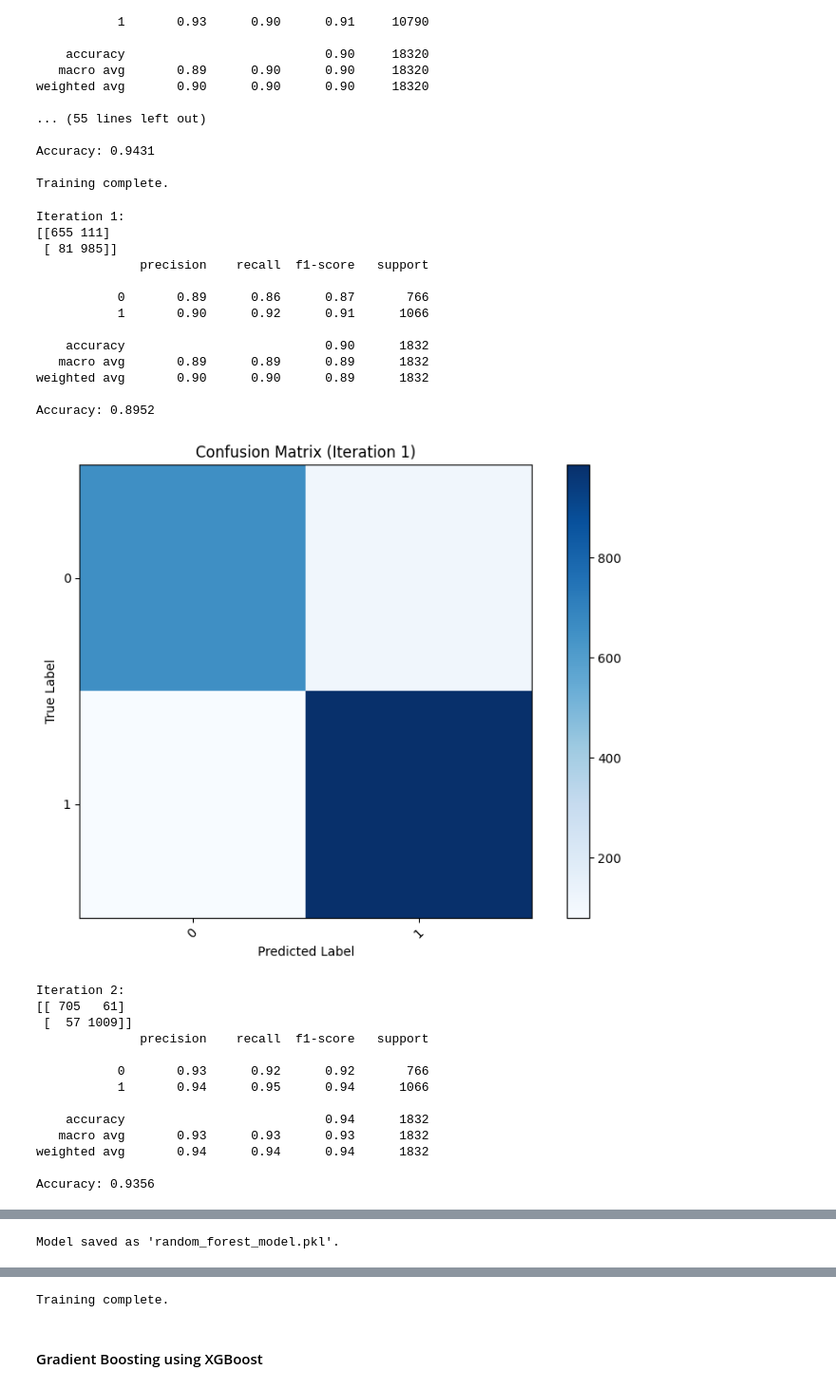
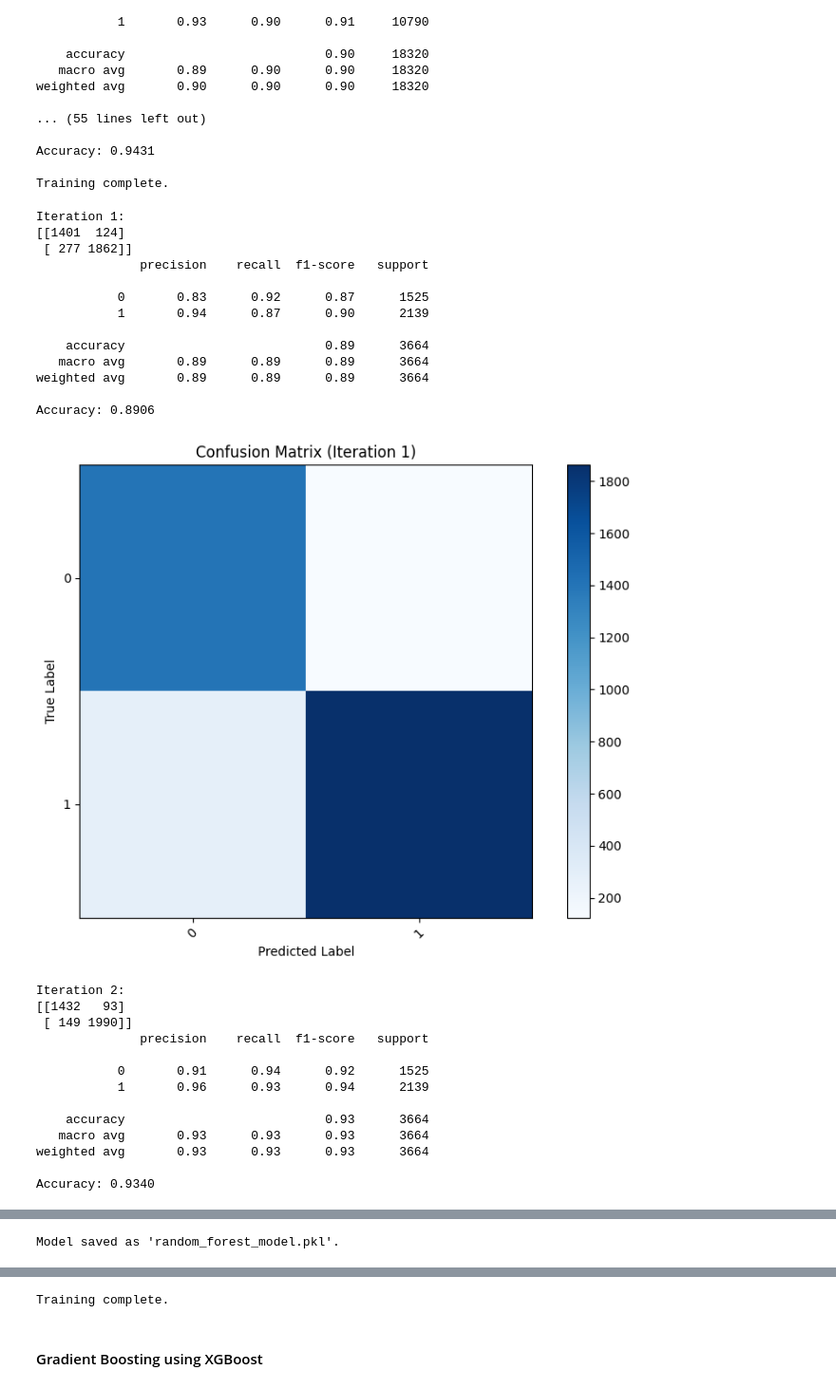
Before and after one commit to pratiyk/ML-based-WAF, a Jupyter notebook: classifier.ipynb, the cells around one changed output, grey strips where cells are left out. Shown at 95% size. Drawn from its saved outputs; the diff is of its cells as text; code cells hidden in the pictures.

Commit message:
sample size increased

```diff
--- a/classifier.ipynb
+++ b/classifier.ipynb
@@ -254,7 +254,7 @@ import joblib
 data = pd.read_csv('combined_parsed_requests.csv')
 
 # Sample a smaller subset of the data
-data = data.sample(frac=0.1, random_state=42)  # Use 10% of the dataset
+data = data.sample(frac=0.2, random_state=42)  # Use 10% of the dataset
 
 # Define features and target
 feature_columns = data.columns.drop('request_type')
@@ -334,52 +334,52 @@ for iteration in range(n_iterations):
     # Get the misclassified samples
     misclassified_X = X_test.iloc[misclassified_indices]
     misclassified_y = y_test.iloc[misclassified_indices]
 
     # Append misclassified samples to the training set
     X_train = pd.concat([X_train, misclassified_X])
     y_train = pd.concat([y_train, misclassified_y])
 
 # Save the final model to a file
 joblib.dump(best_model, 'random_forest_model.pkl')
 print("Model saved as 'random_forest_model.pkl'.")
 
 # Plot accuracy history
 plt.figure(figsize=(10, 6))
 plt.plot(range(1, len(accuracy_history) + 1), accuracy_history, marker='o')
 plt.title('Accuracy Over Iterations')
 plt.xlabel('Iteration')
 plt.ylabel('Accuracy')
 plt.xticks(range(1, len(accuracy_history) + 1))
 plt.grid()
 plt.savefig('accuracy_over_iterations.png')
 plt.show()
 
 print("Training complete.")
 # %% [output]
 Iteration 1:
-[[655 111]
- [ 81 985]]
+[[1401  124]
+ [ 277 1862]]
               precision    recall  f1-score   support
 
-           0       0.89      0.86      0.87       766
-           1       0.90      0.92      0.91      1066
+           0       0.83      0.92      0.87      1525
+           1       0.94      0.87      0.90      2139
 
-    accuracy                           0.90      1832
-   macro avg       0.89      0.89      0.89      1832
-weighted avg       0.90      0.90      0.89      1832
+    accuracy                           0.89      3664
+   macro avg       0.89      0.89      0.89      3664
+weighted avg       0.89      0.89      0.89      3664
 
-Accuracy: 0.8952
+Accuracy: 0.8906
-[figure, old version]
+[figure, new version]
 Iteration 2:
-[[ 705   61]
- [  57 1009]]
+[[1432   93]
+ [ 149 1990]]
               precision    recall  f1-score   support
 
-           0       0.93      0.92      0.92       766
-           1       0.94      0.95      0.94      1066
+           0       0.91      0.94      0.92      1525
+           1       0.96      0.93      0.94      2139
 
-    accuracy                           0.94      1832
-   macro avg       0.93      0.93      0.93      1832
-weighted avg       0.94      0.94      0.94      1832
+    accuracy                           0.93      3664
+   macro avg       0.93      0.93      0.93      3664
+weighted avg       0.93      0.93      0.93      3664
 
-Accuracy: 0.9356
+Accuracy: 0.9340
```
Also changed, not shown: parts of 1 cell of this notebook, 7 other files.
